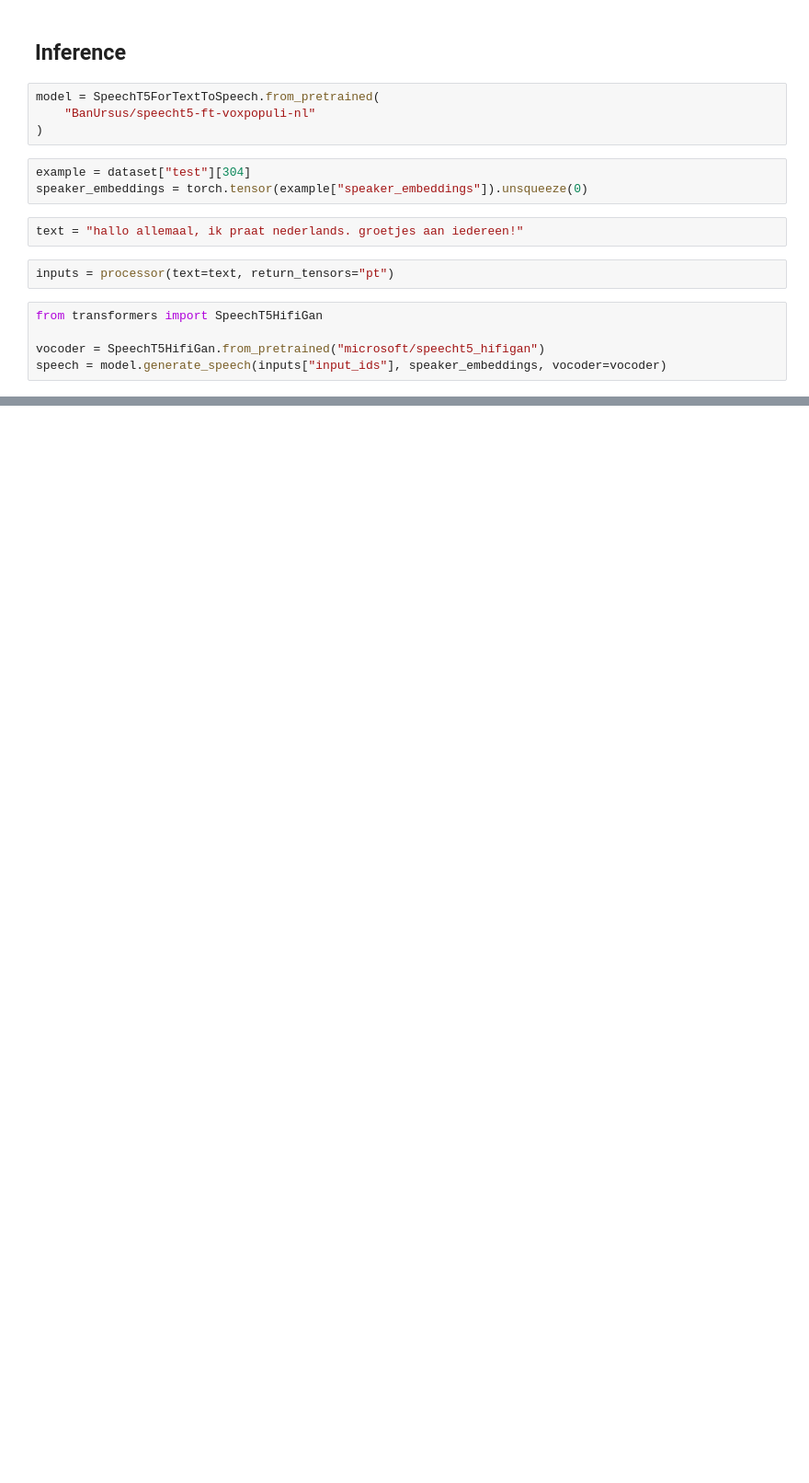
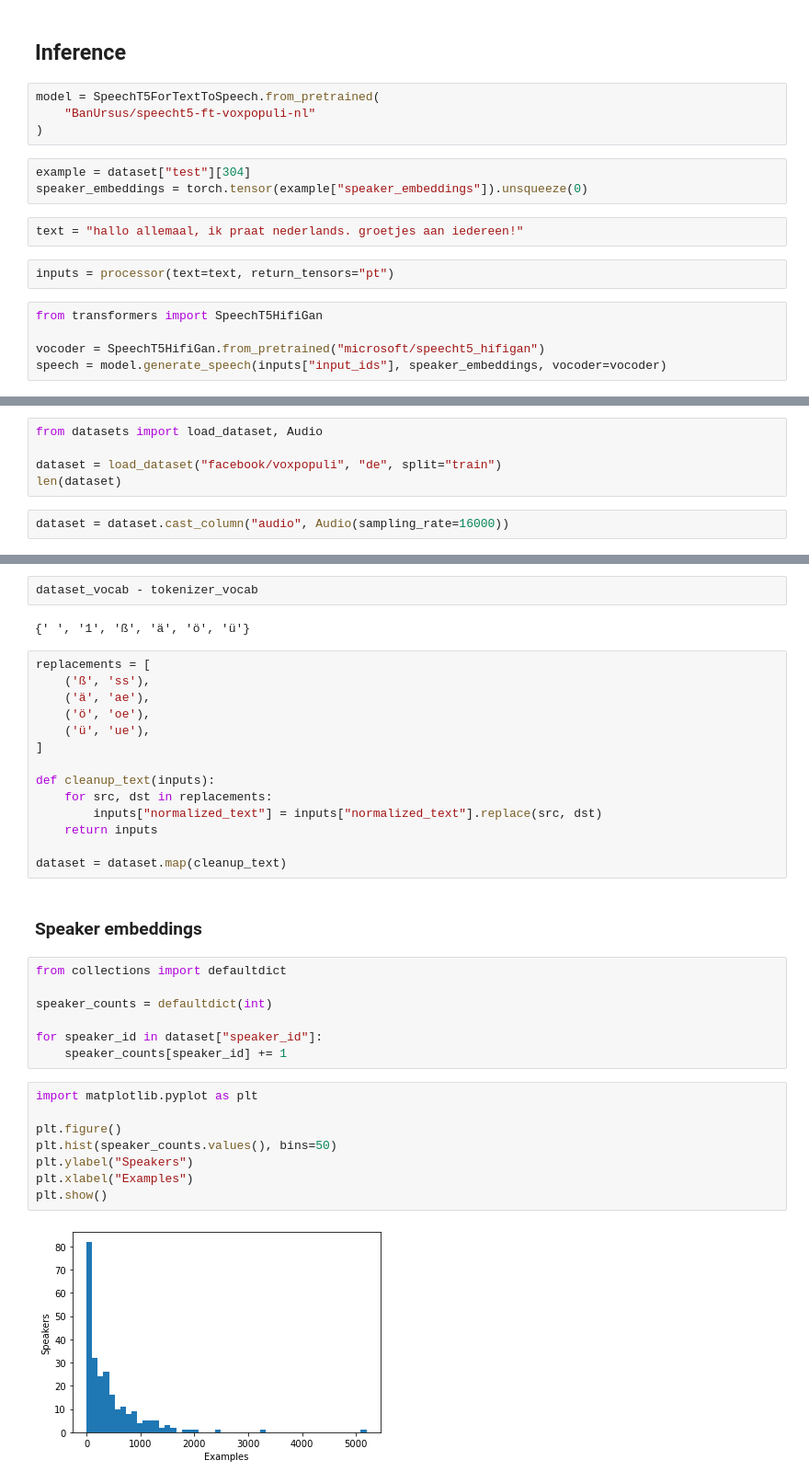
Before and after one commit to BanSangSu/Hugging_Face_Audio_Course, a Jupyter notebook: Unit6-text_to_speech/unit6_practice.ipynb, the cells around one changed output, grey strips where cells are left out. Shown at 92% size. Saved outputs shown, nothing was run; the diff lists cells and outputs as text; blank space fills up the shorter version.

```diff
--- a/Unit6-text_to_speech/unit6_practice.ipynb
+++ b/Unit6-text_to_speech/unit6_practice.ipynb
@@ -589,0 +600,7 @@ Audio(speech.numpy(), rate=16000)
+# %%
+from datasets import load_dataset, Audio
+
+dataset = load_dataset("facebook/voxpopuli", "de", split="train")
+len(dataset)
+# %%
+dataset = dataset.cast_column("audio", Audio(sampling_rate=16000))
@@ -589,0 +644,37 @@ Audio(speech.numpy(), rate=16000)
+# %%
+dataset_vocab - tokenizer_vocab
+# %% [output]
+{' ', '1', 'ß', 'ä', 'ö', 'ü'}
+# %%
+replacements = [
+    ('ß', 'ss'),
+    ('ä', 'ae'),
+    ('ö', 'oe'),
+    ('ü', 'ue'),
+]
+
+def cleanup_text(inputs):
+    for src, dst in replacements:
+        inputs["normalized_text"] = inputs["normalized_text"].replace(src, dst)
+    return inputs
+
+dataset = dataset.map(cleanup_text)
+# %% [markdown]
+### Speaker embeddings
+# %%
+from collections import defaultdict
+
+speaker_counts = defaultdict(int)
+
+for speaker_id in dataset["speaker_id"]:
+    speaker_counts[speaker_id] += 1
+# %%
+import matplotlib.pyplot as plt
+
+plt.figure()
+plt.hist(speaker_counts.values(), bins=50)
+plt.ylabel("Speakers")
+plt.xlabel("Examples")
+plt.show()
+# %% [output]
+[figure, added]
```
Also changed, not shown: parts of 10 cells of this notebook.
